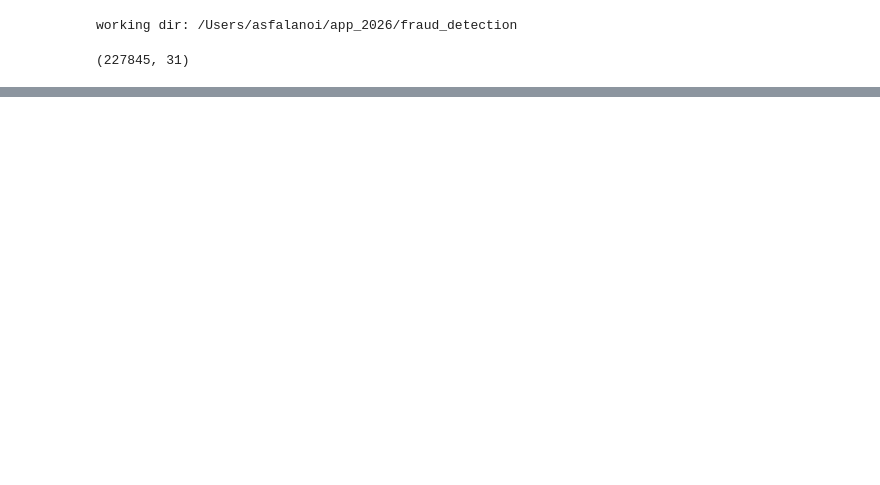
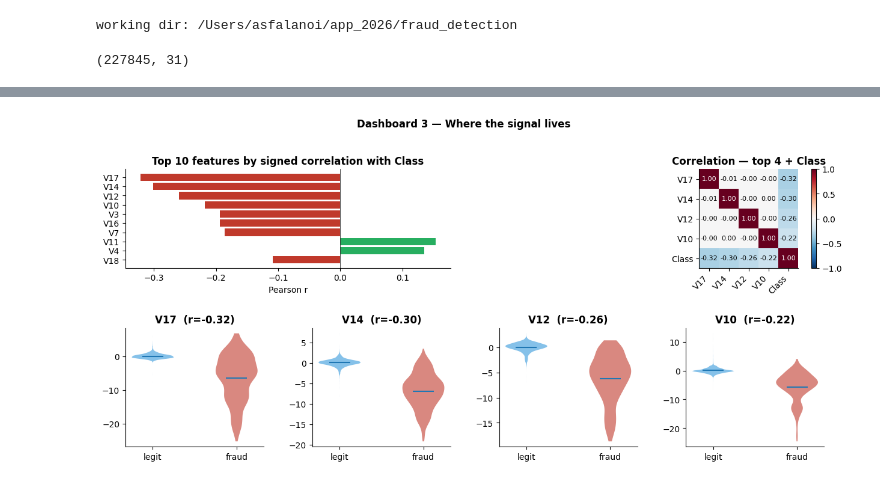
Before and after one commit to asfalanoij/fraud-detection-showcase, a Jupyter notebook: notebooks/02_eda.ipynb, the cells around one changed output, grey strips where cells are left out. Drawn from its saved outputs; the diff is of its cells as text; code cells hidden in the pictures; blank space fills up the shorter version.

```diff
--- a/notebooks/02_eda.ipynb
+++ b/notebooks/02_eda.ipynb
@@ -91,0 +170,40 @@ Name: Class, dtype: float64
+# %%
+corr = train.corr(numeric_only=True)['Class'].drop('Class')
+top  = corr.reindex(corr.abs().sort_values(ascending=False).index).head(10)
+top4 = top.index[:4].tolist()
+
+fig = plt.figure(figsize=(15, 6))
+gs  = fig.add_gridspec(2, 4, height_ratios=[1, 1.2], hspace=0.55, wspace=0.35)
+
+ax0 = fig.add_subplot(gs[0, :2])
+ax0.barh(top.index[::-1], top.values[::-1],
+         color=['#c0392b' if v < 0 else '#27ae60' for v in top.values[::-1]])
+ax0.axvline(0, color='#333', lw=.6)
+ax0.set(title='Top 10 features by signed correlation with Class', xlabel='Pearson r')
+
+ax1 = fig.add_subplot(gs[0, 2:])
+M  = train[top4 + ['Class']].corr()
+im = ax1.imshow(M, vmin=-1, vmax=1, cmap='RdBu_r')
+ax1.set_xticks(range(len(M))); ax1.set_xticklabels(M.columns, rotation=45, ha='right')
+ax1.set_yticks(range(len(M))); ax1.set_yticklabels(M.columns)
+for (i, j), v in np.ndenumerate(M.values):
+    ax1.text(j, i, f"{v:.2f}", ha='center', va='center',
+             fontsize=8, color='black' if abs(v) < .5 else 'white')
+ax1.set(title='Correlation — top 4 + Class')
+fig.colorbar(im, ax=ax1, fraction=0.04, pad=0.04)
+
+for i, f in enumerate(top4):
+    ax = fig.add_subplot(gs[1, i])
+    legit = train.loc[train.Class==0, f].sample(n=5000, random_state=0).values
+    fraud = train.loc[train.Class==1, f].values
+    parts = ax.violinplot([legit, fraud], showmeans=True, showextrema=False)
+    for pc, col in zip(parts['bodies'], ['#3498db','#c0392b']):
+        pc.set_facecolor(col); pc.set_alpha(.6)
+    ax.set_xticks([1, 2]); ax.set_xticklabels(['legit','fraud'])
+    ax.set_title(f"{f}  (r={corr[f]:+.2f})")
+
+fig.suptitle('Dashboard 3 — Where the signal lives', fontweight='bold', y=1.02)
+fig.savefig(FIG/'dashboard_features.png', dpi=120, bbox_inches='tight')
+plt.show()
+# %% [output]
+[figure, added]
```
Also changed, not shown: parts of 20 cells of this notebook, 24 other files.
